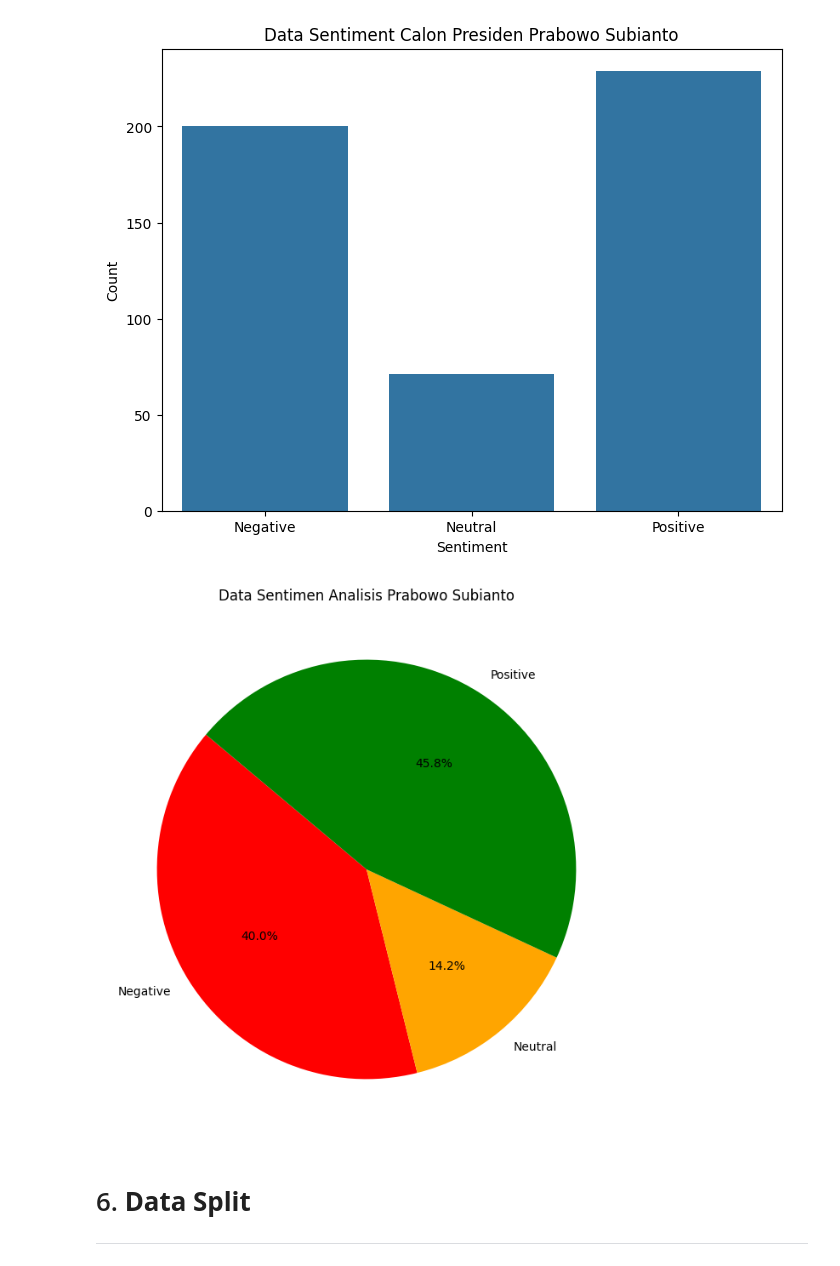
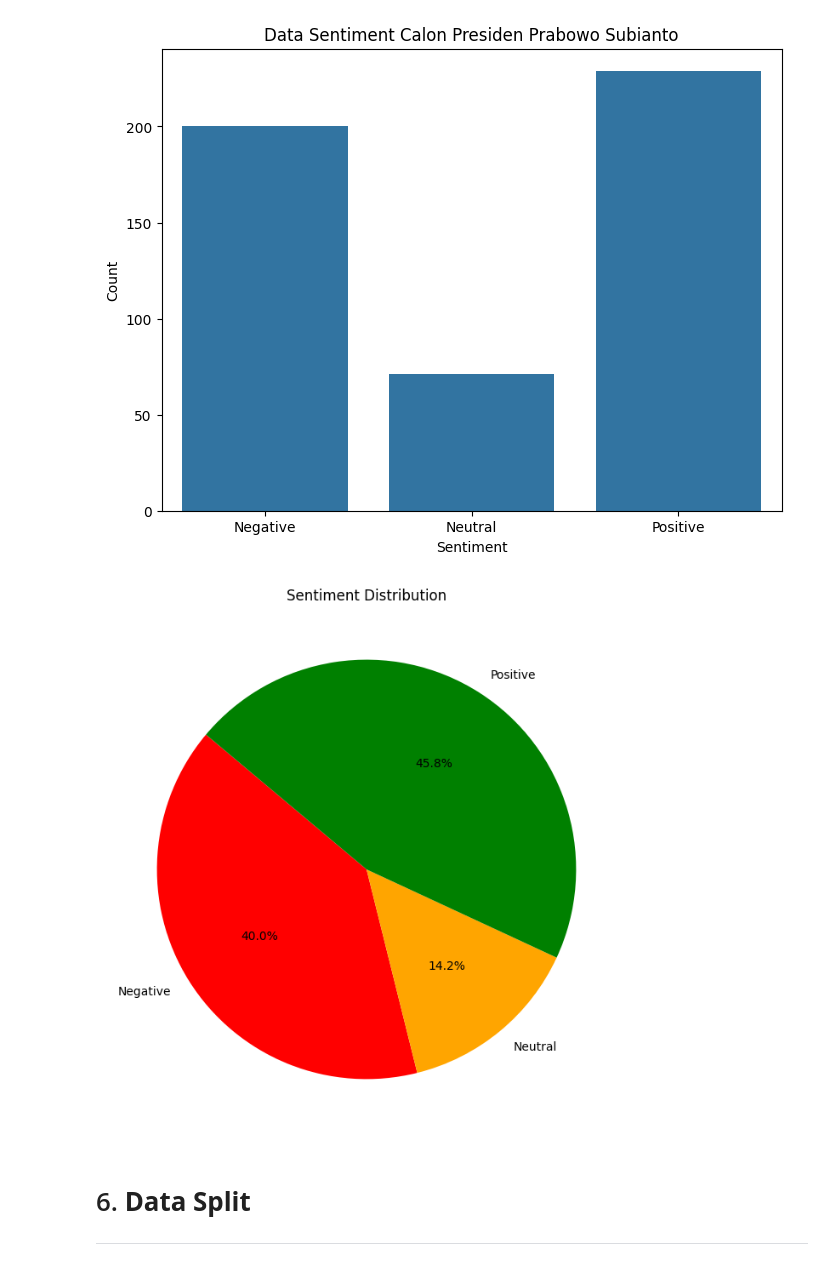
Before and after one commit to Alisya0910/SkripsiAlisya, a Jupyter notebook: DataPreprocessingPrabowo.ipynb, the cells around one changed output. Cells and saved outputs as stored; diff of their text form; code cells hidden in the pictures.

```diff
--- a/DataPreprocessingPrabowo.ipynb
+++ b/DataPreprocessingPrabowo.ipynb
@@ -424,17 +435,17 @@ plt.show()
 # %%
 # Count the occurrences of each sentiment
 sentiments = senti_Prabowo['Sentimen_value'].value_counts()
 
 # Create a pie chart
 labels = sentiment_counts.keys()
 sizes = sentiment_counts.values()
 
 plt.figure(figsize=(8, 8))
 plt.pie(sizes, labels=labels, autopct='%1.1f%%', startangle=140, colors=['red', 'orange', 'green'])
-plt.title('Data Sentimen Analisis Prabowo Subianto')
+plt.title('Sentiment Distribution')
 plt.show()
 # %% [output]
-[figure, old version]
+[figure, new version]
 # %% [markdown]
 # 6. **Data Split**
 
```
Also changed, not shown: parts of 8 cells of this notebook.
